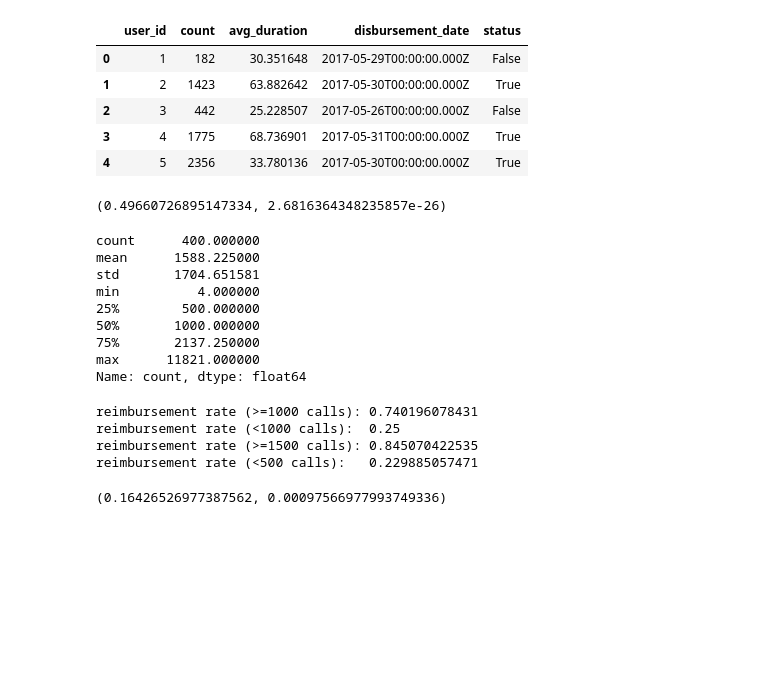
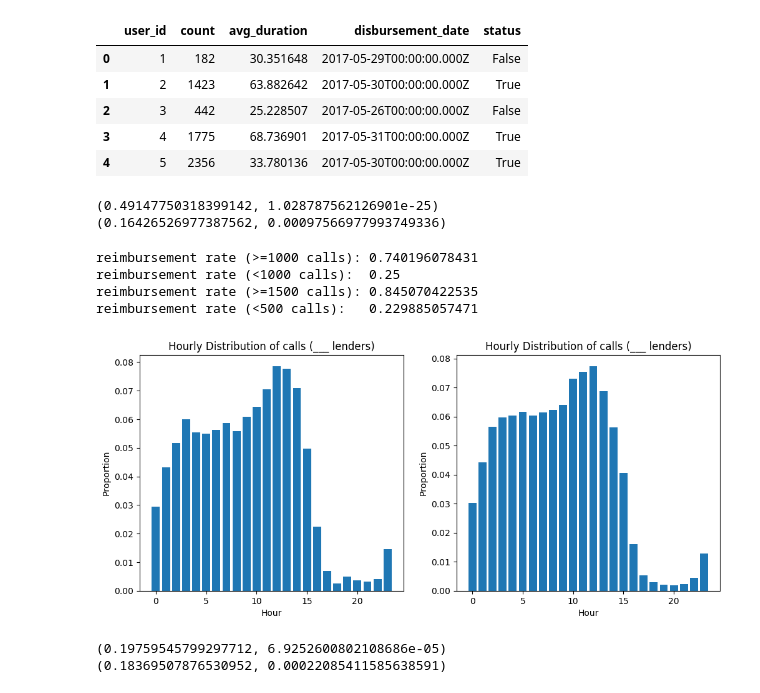
Before and after one commit to jgollub1/branch_project, a Jupyter notebook: Exploration.ipynb, the cells around one changed output. Drawn from its saved outputs; the diff is of its cells as text; code cells hidden in the pictures; blank space fills up the shorter version.

Commit message:
added hourly analysis

```diff
--- a/Exploration.ipynb
+++ b/Exploration.ipynb
@@ -23,21 +28,15 @@ group_df.head()
 | 4 | 5 | 2356 | 33.780136 | 2017-05-30T00:00:00.000Z | True |
 # %%
 # clear positive association between number of calls and loan status
-sp.pearsonr(group_df['total'], group_df['status'])
+print sp.pearsonr(group_df['count'], group_df['status'])
+
+# much weaker association with average duration; tried total duration but found no added insights
+print sp.pearsonr(group_df['avg_duration'], group_df['status'])
 # %% [output]
-(0.49660726895147334, 2.6816364348235857e-26)
+(0.49147750318399142, 1.028787562126901e-25)
+(0.16426526977387562, 0.00097566977993749336)
 # %%
-group_df['count'].describe()
+# group_df['count'].describe()
-# %% [output]
-count      400.000000
-mean      1588.225000
-std       1704.651581
-min          4.000000
-25%        500.000000
-50%       1000.000000
-75%       2137.250000
-max      11821.000000
-Name: count, dtype: float64
 # %%
 sub1 = group_df[group_df['count'] >= 1000]
 sub2 = group_df[group_df['count'] < 1000]
@@ -53,3 +52,44 @@ reimbursement rate (>=1000 calls): 0.740196078431
 reimbursement rate (<1000 calls):  0.25
 reimbursement rate (>=1500 calls): 0.845070422535
 reimbursement rate (<500 calls):   0.229885057471
+# %%
+# visualize distribution of calls across hours 0-23 among each subpopulation
+good_df = call_df[call_df['status']]
+bad_df = call_df[~call_df['status']]
+
+good_df = good_df.pivot_table(index='hour',
+                     columns='user_id',
+                     values='call_type',
+                     fill_value=0,
+                     aggfunc='count').unstack().to_frame().rename(columns={0:'call_count'}).reset_index()
+
+call_counts = good_df.groupby(by=['user_id'])['call_count'].sum()
+good_df['call_count'] = [float(row['call_count'])/call_counts[row['user_id']] for i, row in good_df.iterrows()]
+good_df = good_df.groupby(by='hour')['call_count'].mean()
+
+bad_df = bad_df.pivot_table(index='hour',
+                     columns='user_id',
+                     values='call_type',
+                     fill_value=0,
+                     aggfunc='count').unstack().to_frame().rename(columns={0:'call_count'}).reset_index()
+
+call_counts = bad_df.groupby(by=['user_id'])['call_count'].sum()
+bad_df['call_count'] = [float(row['call_count'])/call_counts[row['user_id']] for i, row in bad_df.iterrows()]
+bad_df = bad_df.groupby(by='hour')['call_count'].mean()
+# %%
+# look at distribution of call times between the two separate populations
+plt.figure(figsize=(12,5))
+plt.subplot(1,2,1)
+plt.bar(np.arange(len(bad_df)),bad_df)
+plt.xlabel('Hour')
+plt.ylabel('Proportion')
+plt.title('Hourly Distribution of calls (___ lenders)')
+plt.subplot(1,2,2)
+plt.bar(np.arange(len(good_df)),good_df)
+plt.xlabel('Hour')
+plt.ylabel('Proportion')
+plt.title('Hourly Distribution of calls (___ lenders)')
+
+plt.show()
+# %% [output]
+[figure, added]
@@ -56,5 +106,9 @@ reimbursement rate (<500 calls):   0.229885057471
 # %%
+# clear positive association between number of texts and loan status
+print sp.pearsonr(group_df['count'], group_df['status'])
+
 # much weaker association with average duration; tried total duration but found no added insights
-sp.pearsonr(group_df['avg_duration'], group_df['status'])
+print sp.pearsonr(group_df['avg_len'], group_df['status'])
 # %% [output]
-(0.16426526977387562, 0.00097566977993749336)
+(0.19759545799297712, 6.9252600802108686e-05)
+(0.18369507876530952, 0.00022085411585638591)
```
Also changed, not shown: parts of 9 cells of this notebook.
